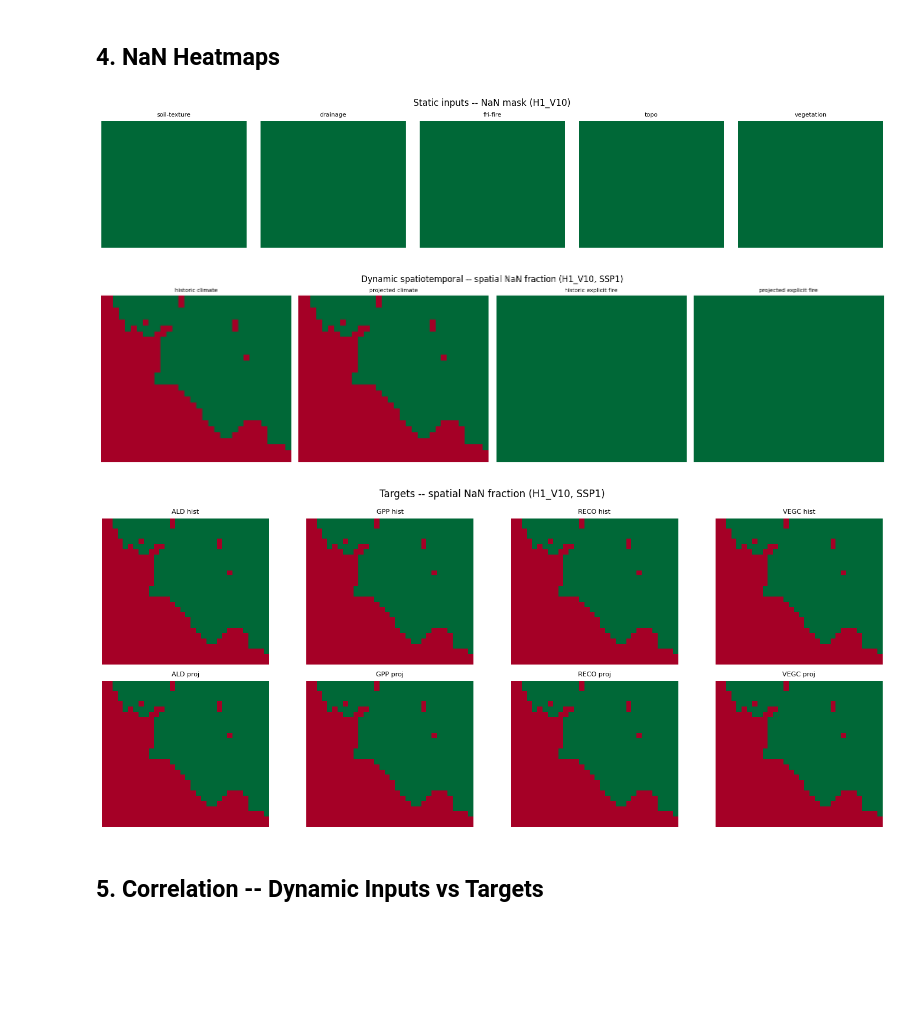
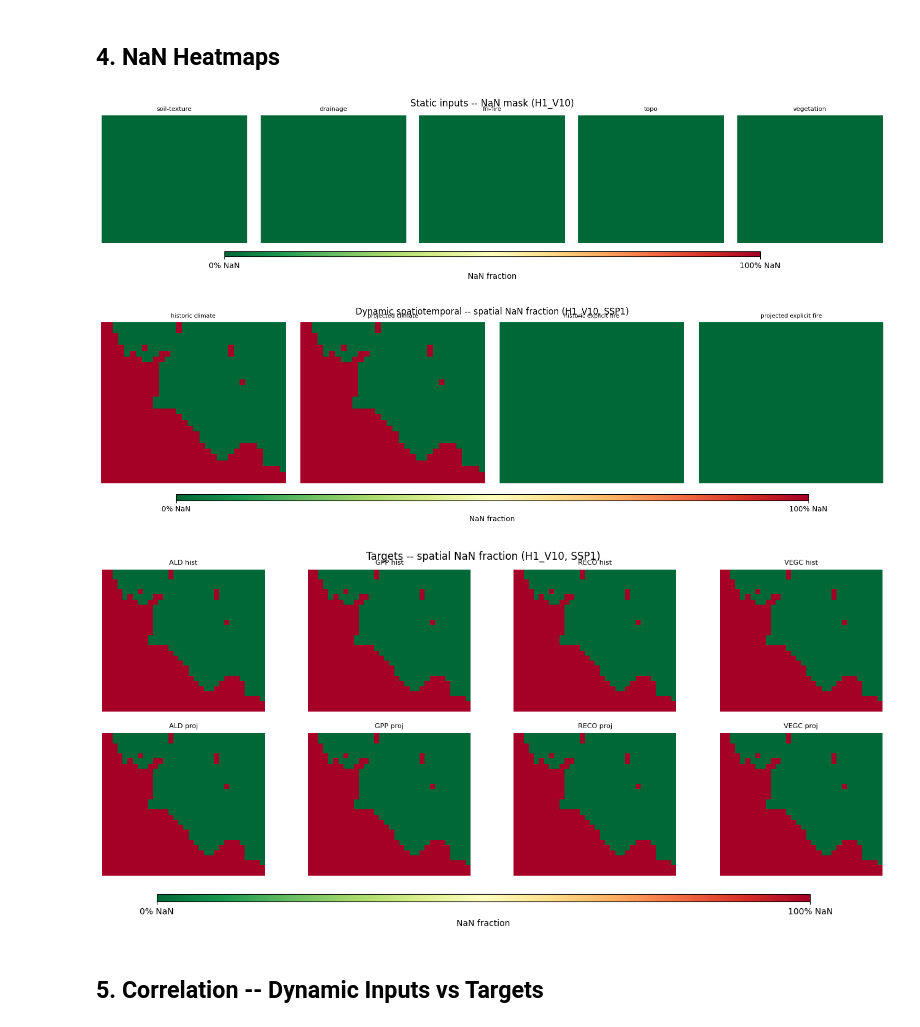
Before and after one commit to whrc/Multi-domain-time-series, a Jupyter notebook: domains/arctic_domain/00_eda.ipynb, the cells around one changed output. Cells and saved outputs as stored; diff of their text form; code cells hidden in the pictures; blank space fills up the shorter version.

```diff
--- a/domains/arctic_domain/00_eda.ipynb
+++ b/domains/arctic_domain/00_eda.ipynb
@@ -221,45 +221,62 @@ G, SC = GRIDS[0], SSP1
 
 def nan_map(ds):
     da = first_var(ds, min_ndim=2)
-    td = next((d for d in da.dims if d in ('time', 'year')), None)
-    arr = da.isnull().mean(dim=td).values if td else np.isnan(da.squeeze().values)
-    return arr if arr.ndim == 2 else arr[0]
+    time_dims = [d for d in da.dims if d in ('time', 'year')]
+    return da.isnull().mean(dim=time_dims).values if time_dims else da.isnull().values
+
+def _first_image(axes):
+    for ax in (axes.flatten() if hasattr(axes, 'flatten') else axes):
+        if getattr(ax, 'images', None):
+            return ax.images[0]
+    raise RuntimeError('No image found to attach colorbar')
 
 # Static (1x5)
 fig, axes = plt.subplots(1, 5, figsize=(15, 3))
 for ax, fname in zip(axes, cfg['inputs']['static']):
     ax.imshow(nan_map(open_nc(inp(G, SC, fname))), cmap='RdYlGn_r', vmin=0, vmax=1)
     ax.set_title(fname.replace('.nc', ''), fontsize=8); ax.axis('off')
 fig.suptitle('Static inputs -- NaN mask (H1_V10)')
-plt.tight_layout(); plt.show()
+fig.subplots_adjust(top=0.88, bottom=0.12, left=0.03, right=0.97, wspace=0.05)
+cax = fig.add_axes([0.18, 0.04, 0.64, 0.03])
+cbar = fig.colorbar(_first_image(axes), cax=cax, orientation='horizontal')
+cbar.set_ticks([0, 1]); cbar.set_ticklabels(['0% NaN', '100% NaN']); cbar.set_label('NaN fraction')
+plt.show()
 
 # Climate + Fire (1x4)
 dyn_files = ['historic-climate.nc', 'projected-climate.nc',
              'historic-explicit-fire.nc', 'projected-explicit-fire.nc']
 fig, axes = plt.subplots(1, 4, figsize=(16, 4))
 for ax, fname in zip(axes, dyn_files):
     ax.imshow(nan_map(open_nc(inp(G, SC, fname))), cmap='RdYlGn_r', vmin=0, vmax=1)
     ax.set_title(fname.replace('.nc', '').replace('-', ' '), fontsize=8); ax.axis('off')
 fig.suptitle('Dynamic spatiotemporal -- spatial NaN fraction (H1_V10, SSP1)')
-plt.tight_layout(); plt.show()
+fig.subplots_adjust(top=0.92, bottom=0.12, left=0.03, right=0.97, wspace=0.08)
+cax = fig.add_axes([0.12, 0.05, 0.76, 0.03])
+cbar = fig.colorbar(_first_image(axes), cax=cax, orientation='horizontal')
+cbar.set_ticks([0, 1]); cbar.set_ticklabels(['0% NaN', '100% NaN']); cbar.set_label('NaN fraction')
+plt.show()
 
 # Targets (2x4: rows=hist/proj, cols=ALD/GPP/RECO/VEGC)
 fig, axes = plt.subplots(2, 4, figsize=(14, 6))
 for col, t_cfg in enumerate(cfg['targets']):
     name = t_cfg['name']
     for row, (period, fkey) in enumerate([('hist', 'historical'), ('proj', 'projected')]):
         ax = axes[row, col]
         try:
             ax.imshow(nan_map(open_nc(tgt(G, SC, t_cfg[fkey]))), cmap='RdYlGn_r', vmin=0, vmax=1)
         except Exception:
             ax.text(0.5, 0.5, 'N/A', ha='center', va='center', transform=ax.transAxes)
         ax.set_title(f'{name} {period}', fontsize=8); ax.axis('off')
 fig.suptitle('Targets -- spatial NaN fraction (H1_V10, SSP1)')
-plt.tight_layout(); plt.show()
+fig.subplots_adjust(top=0.93, bottom=0.10, left=0.04, right=0.98, hspace=0.15, wspace=0.08)
+cax = fig.add_axes([0.12, 0.03, 0.76, 0.02])
+cbar = fig.colorbar(_first_image(axes), cax=cax, orientation='horizontal')
+cbar.set_ticks([0, 1]); cbar.set_ticklabels(['0% NaN', '100% NaN']); cbar.set_label('NaN fraction')
+plt.show()
 # %% [output]
-[figure, old version]
+[figure, new version]
-[figure, old version]
+[figure, new version]
-[figure, old version]
+[figure, new version]
 # %% [markdown]
 ## 5. Correlation -- Dynamic Inputs vs Targets
 # %%
```
Also changed, not shown: parts of 3 cells of this notebook, 2 other files.
